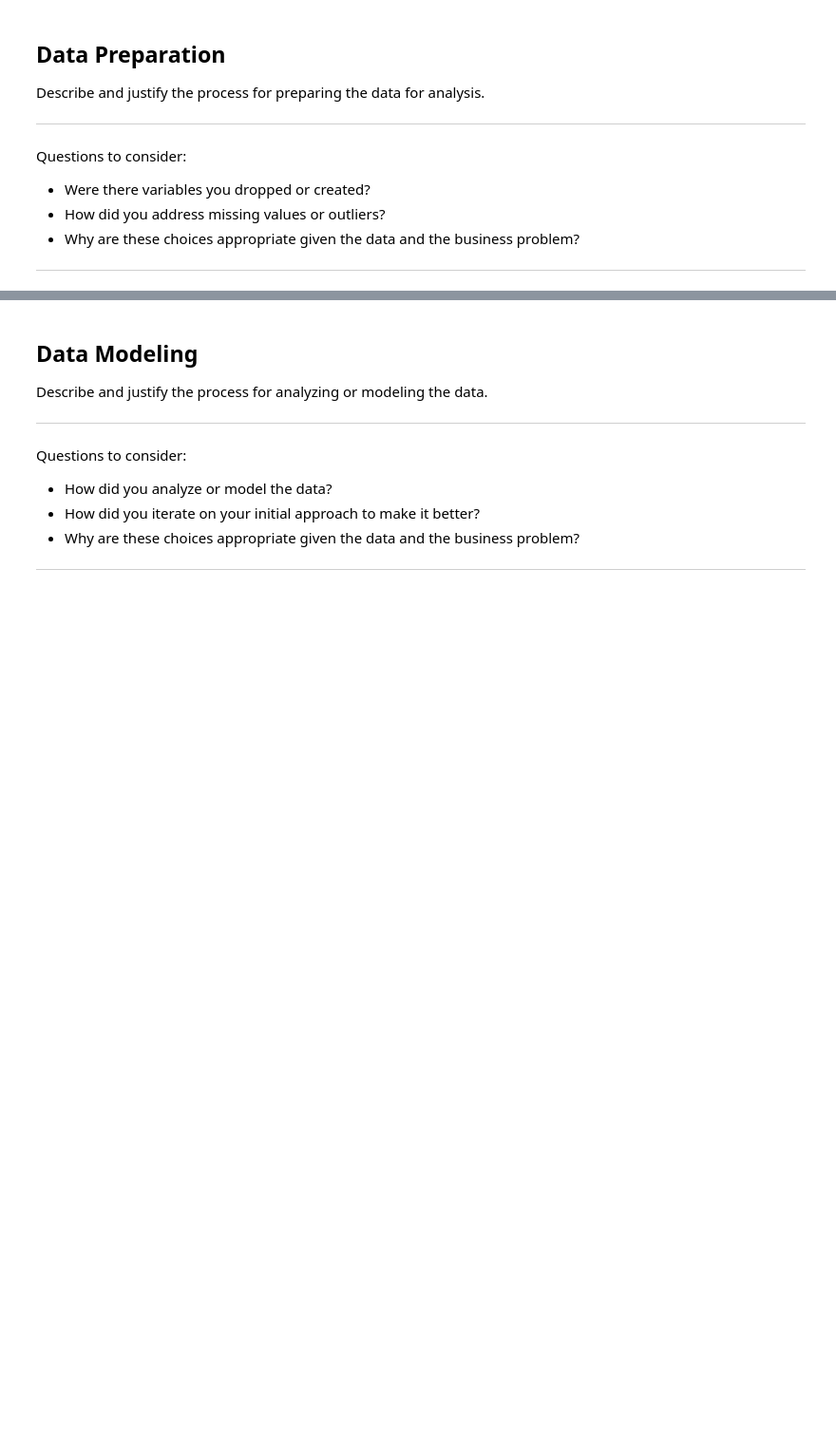
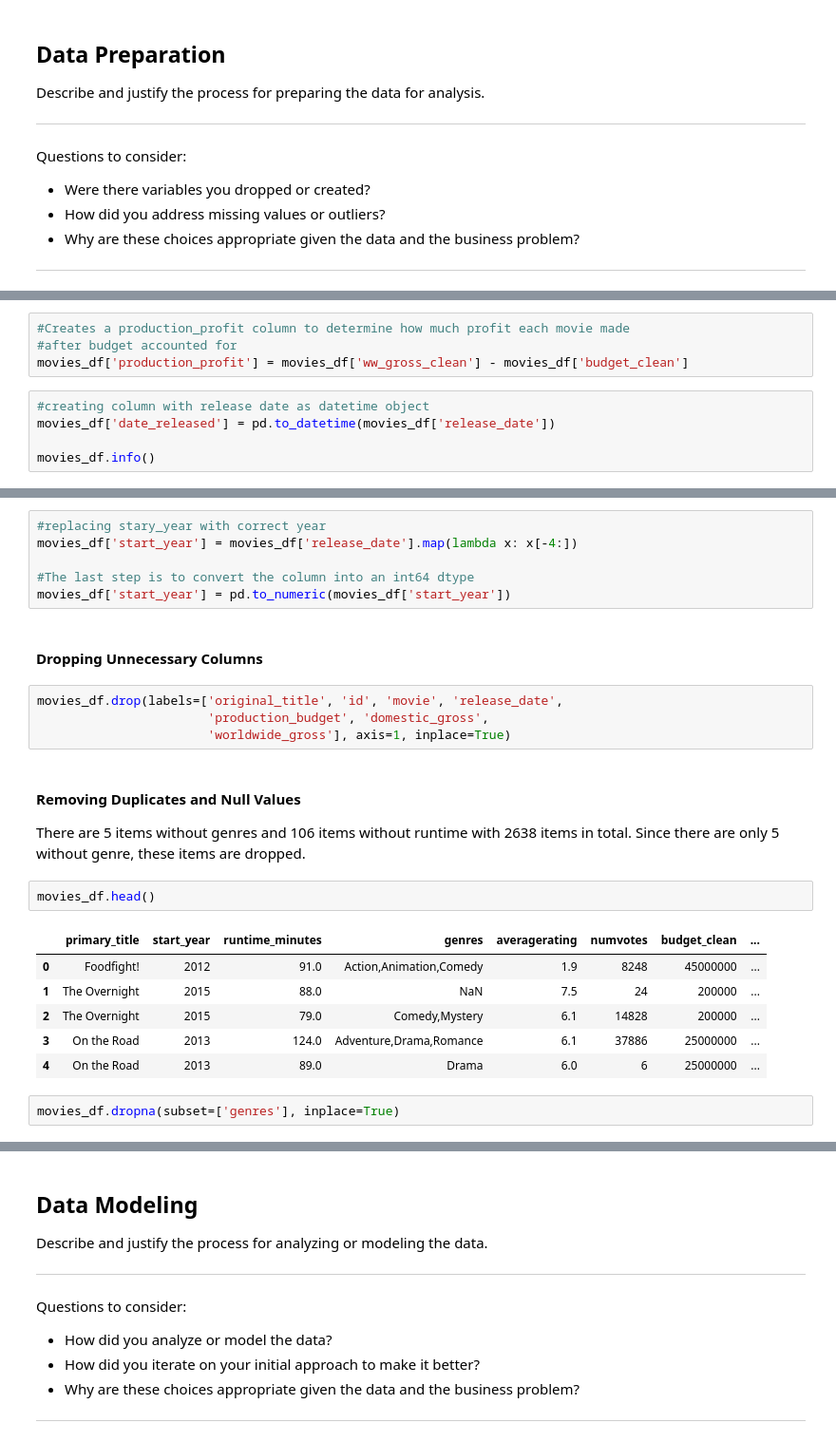
Before and after one commit to kevin-culver/Microsoft_Movie_Analysis, a Jupyter notebook: Microsoft_Movie_Analysis.ipynb, the cells around one changed output, grey strips where cells are left out. Shown at 95% size. Cells and saved outputs as stored; diff of their text form; blank space fills up the shorter version.

```diff
--- a/Microsoft_Movie_Analysis.ipynb
+++ b/Microsoft_Movie_Analysis.ipynb
@@ -163,0 +196,9 @@ Questions to consider:
+# %%
+#Creates a production_profit column to determine how much profit each movie made
+#after budget accounted for
+movies_df['production_profit'] = movies_df['ww_gross_clean'] - movies_df['budget_clean']
+# %%
+#creating column with release date as datetime object
+movies_df['date_released'] = pd.to_datetime(movies_df['release_date'])
+
+movies_df.info()
@@ -163,0 +229,27 @@ Questions to consider:
+# %%
+#replacing stary_year with correct year
+movies_df['start_year'] = movies_df['release_date'].map(lambda x: x[-4:])
+
+#The last step is to convert the column into an int64 dtype
+movies_df['start_year'] = pd.to_numeric(movies_df['start_year'])
+# %% [markdown]
+#### Dropping Unnecessary Columns
+# %%
+movies_df.drop(labels=['original_title', 'id', 'movie', 'release_date',
+                       'production_budget', 'domestic_gross',
+                       'worldwide_gross'], axis=1, inplace=True)
+# %% [markdown]
+#### Removing Duplicates and Null Values
+
+There are 5 items without genres and 106 items without runtime with 2638 items in total. Since there are only 5 without genre, these items are dropped.
+# %%
+movies_df.head()
+# %% [output]
+|  | primary_title | start_year | runtime_minutes | genres | averagerating | numvotes | budget_clean | ... |
+| 0 | Foodfight! | 2012 | 91.0 | Action,Animation,Comedy | 1.9 | 8248 | 45000000 | ... |
+| 1 | The Overnight | 2015 | 88.0 | NaN | 7.5 | 24 | 200000 | ... |
+| 2 | The Overnight | 2015 | 79.0 | Comedy,Mystery | 6.1 | 14828 | 200000 | ... |
+| 3 | On the Road | 2013 | 124.0 | Adventure,Drama,Romance | 6.1 | 37886 | 25000000 | ... |
+| 4 | On the Road | 2013 | 89.0 | Drama | 6.0 | 6 | 25000000 | ... |
+# %%
+movies_df.dropna(subset=['genres'], inplace=True)
```
Also changed, not shown: parts of 12 cells of this notebook.
